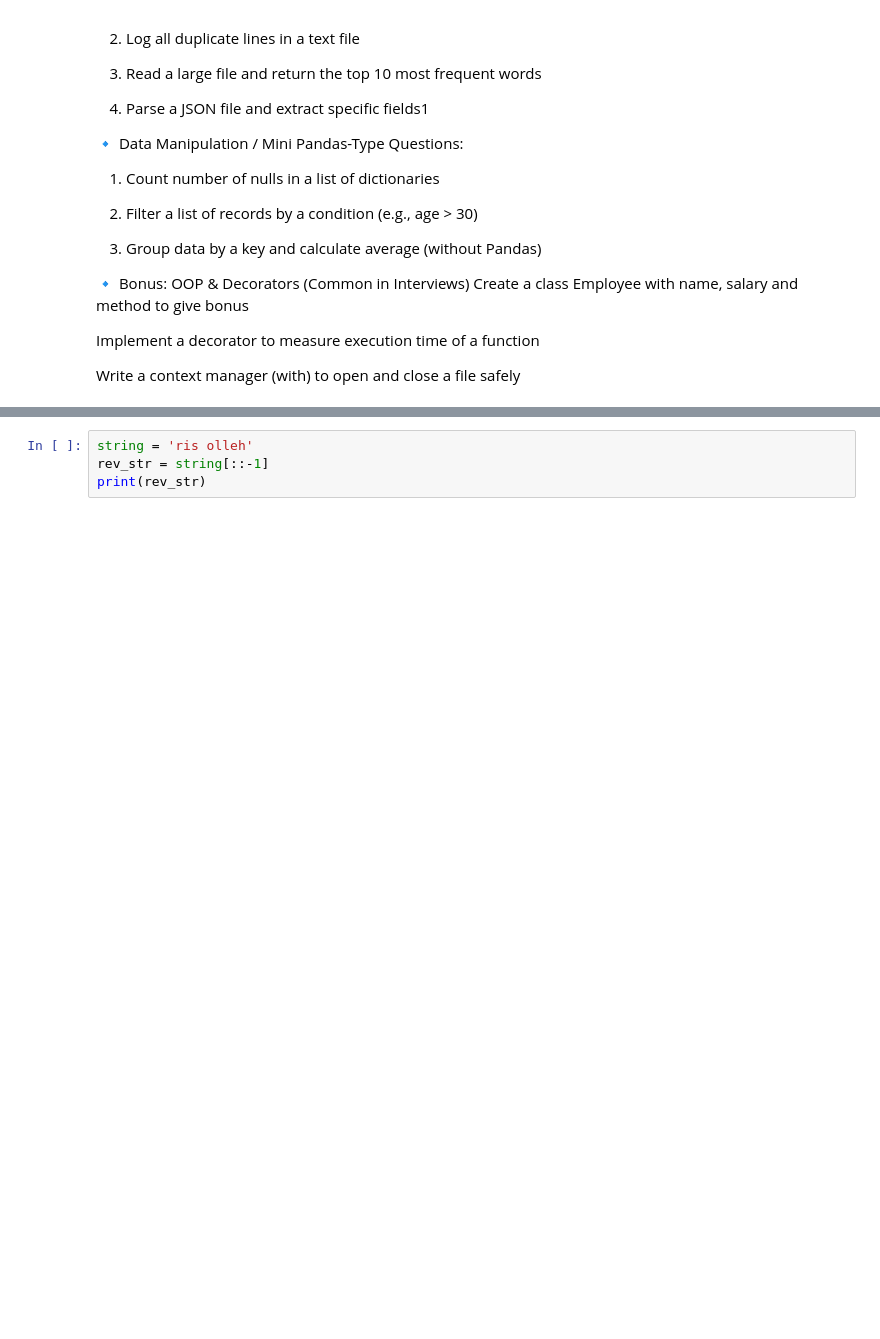
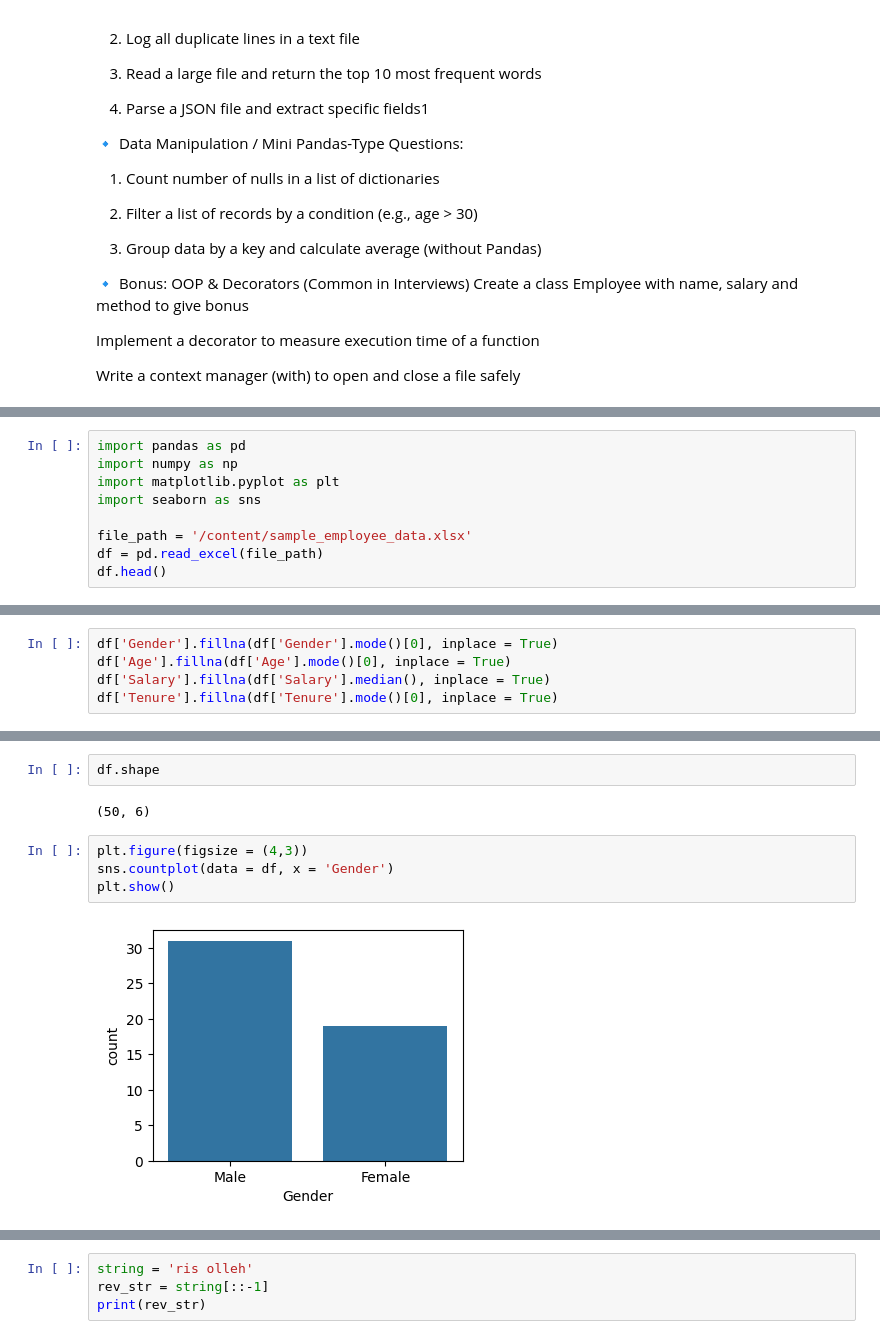
Before and after one commit to Jatingpt/ByUpgrad, a Jupyter notebook: byupg.ipynb, the cells around one changed output, grey strips where cells are left out. Saved outputs shown, nothing was run; the diff lists cells and outputs as text; blank space fills up the shorter version.

```diff
--- a/byupg.ipynb
+++ b/byupg.ipynb
@@ -73,0 +165,9 @@ Write a context manager (with) to open and close a file safely
+# %%
+import pandas as pd
+import numpy as np
+import matplotlib.pyplot as plt
+import seaborn as sns
+
+file_path = '/content/sample_employee_data.xlsx'
+df = pd.read_excel(file_path)
+df.head()
@@ -73,0 +192,5 @@ Write a context manager (with) to open and close a file safely
+# %%
+df['Gender'].fillna(df['Gender'].mode()[0], inplace = True)
+df['Age'].fillna(df['Age'].mode()[0], inplace = True)
+df['Salary'].fillna(df['Salary'].median(), inplace = True)
+df['Tenure'].fillna(df['Tenure'].mode()[0], inplace = True)
@@ -73,0 +235,10 @@ Write a context manager (with) to open and close a file safely
+# %%
+df.shape
+# %% [output]
+(50, 6)
+# %%
+plt.figure(figsize = (4,3))
+sns.countplot(data = df, x = 'Gender')
+plt.show()
+# %% [output]
+[figure, added]
```
Also changed, not shown: parts of 32 cells of this notebook.
